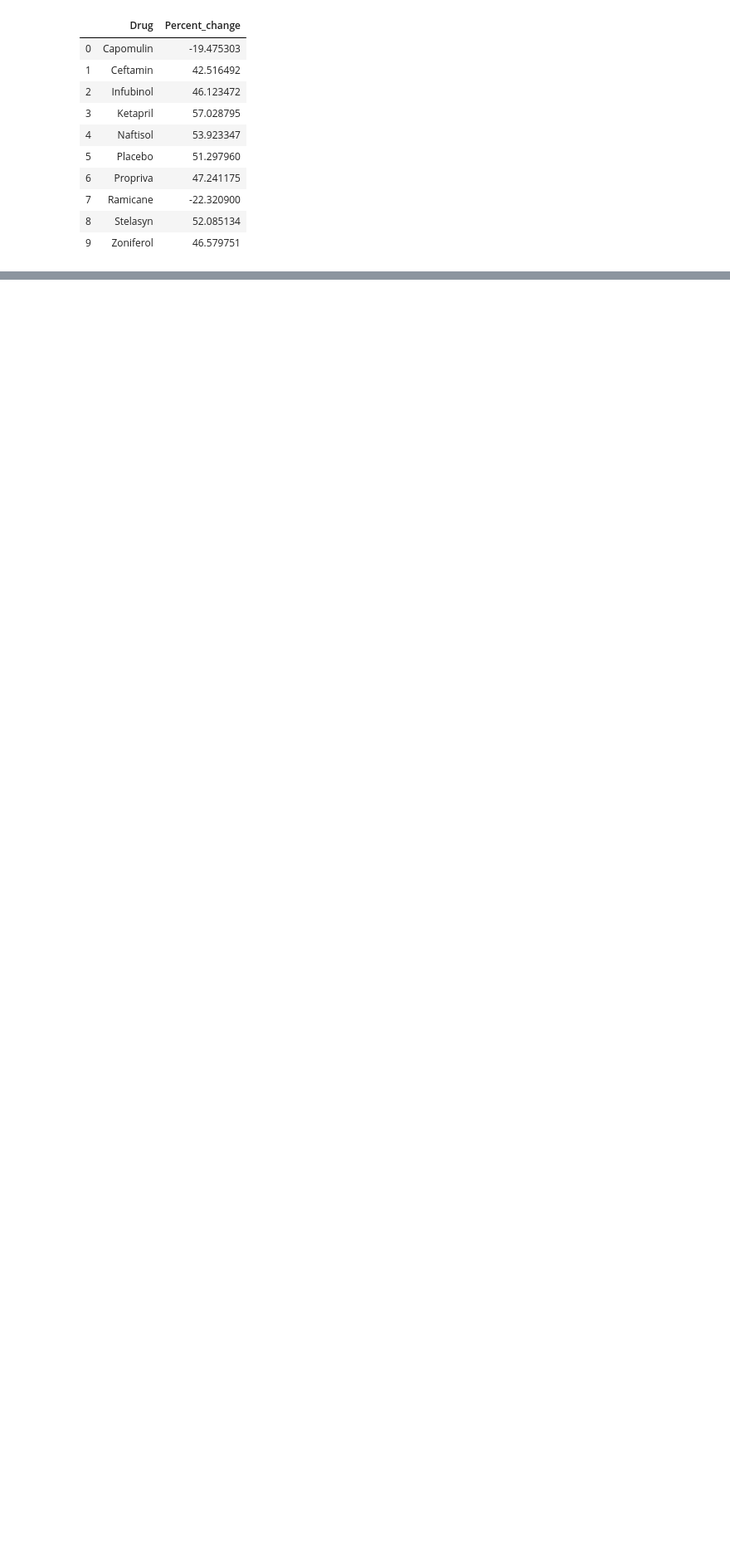
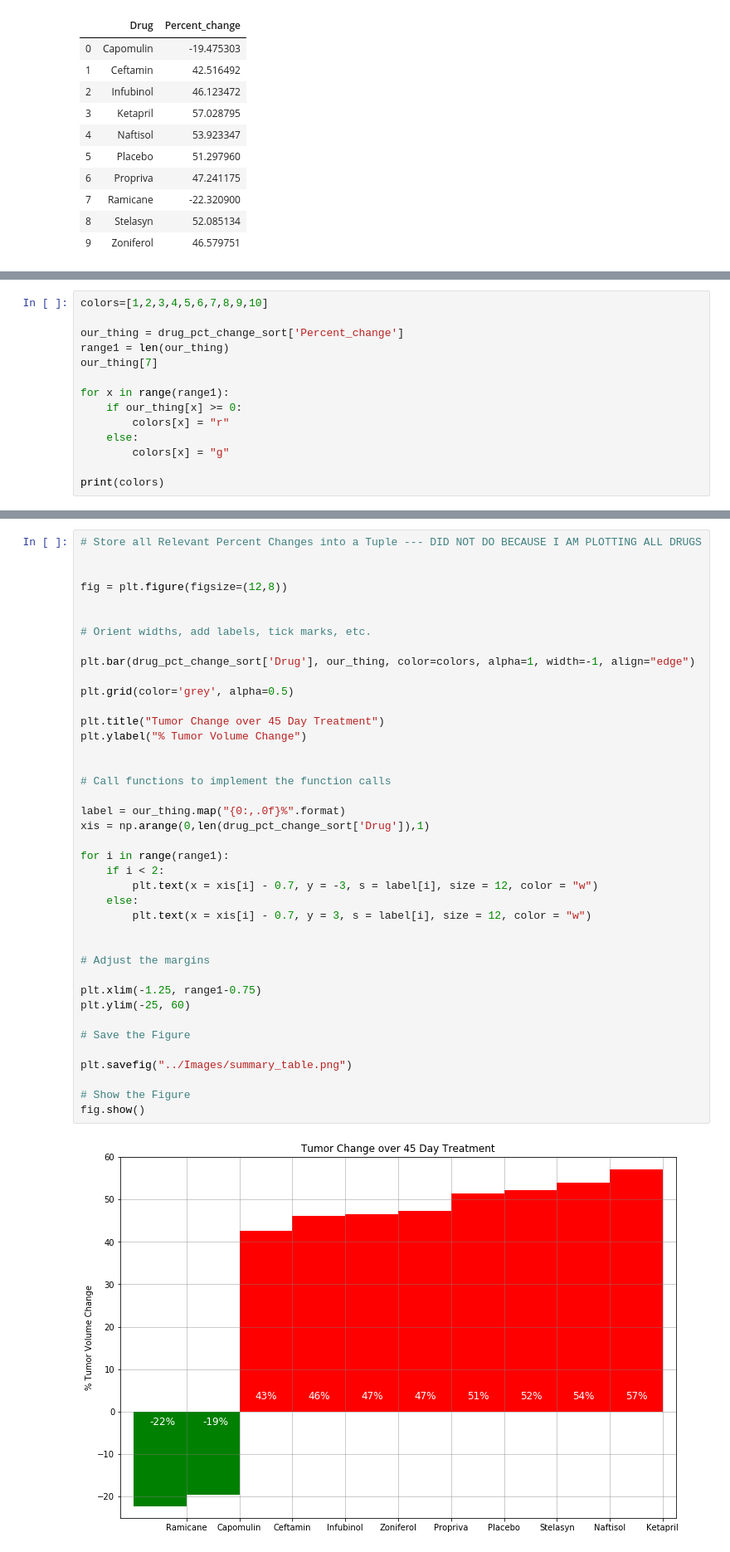
Before and after one commit to fcorreia3/matplotlib-challenge, a Jupyter notebook: Pymaceuticals/pymaceuticals_starter.ipynb, the cells around one changed output, grey strips where cells are left out. Shown at 83% size. Saved outputs shown, nothing was run; the diff lists cells and outputs as text; blank space fills up the shorter version.

```diff
--- a/Pymaceuticals/pymaceuticals_starter.ipynb
+++ b/Pymaceuticals/pymaceuticals_starter.ipynb
@@ -533,0 +548,14 @@ fig.show()
+# %%
+colors=[1,2,3,4,5,6,7,8,9,10]
+
+our_thing = drug_pct_change_sort['Percent_change']
+range1 = len(our_thing)
+our_thing[7]
+
+for x in range(range1):
+    if our_thing[x] >= 0:
+        colors[x] = "r"
+    else:
+        colors[x] = "g"
+
+print(colors)
@@ -533,0 +564,42 @@ fig.show()
+# %%
+# Store all Relevant Percent Changes into a Tuple --- DID NOT DO BECAUSE I AM PLOTTING ALL DRUGS
+
+
+fig = plt.figure(figsize=(12,8))
+
+
+# Orient widths, add labels, tick marks, etc.
+
+plt.bar(drug_pct_change_sort['Drug'], our_thing, color=colors, alpha=1, width=-1, align="edge")
+
+plt.grid(color='grey', alpha=0.5)
+
+plt.title("Tumor Change over 45 Day Treatment")
+plt.ylabel("% Tumor Volume Change")
+
+
+# Call functions to implement the function calls
+
+label = our_thing.map("{0:,.0f}%".format)
+xis = np.arange(0,len(drug_pct_change_sort['Drug']),1)
+
+for i in range(range1):
+    if i < 2:
+        plt.text(x = xis[i] - 0.7, y = -3, s = label[i], size = 12, color = "w")
+    else:
+        plt.text(x = xis[i] - 0.7, y = 3, s = label[i], size = 12, color = "w")
+
+
+# Adjust the margins
+
+plt.xlim(-1.25, range1-0.75)
+plt.ylim(-25, 60)
+
+# Save the Figure
+
+plt.savefig("../Images/summary_table.png")
+
+# Show the Figure
+fig.show()
+# %% [output]
+[figure, added]
```
Also changed, not shown: parts of 9 cells of this notebook, 4 other files.
